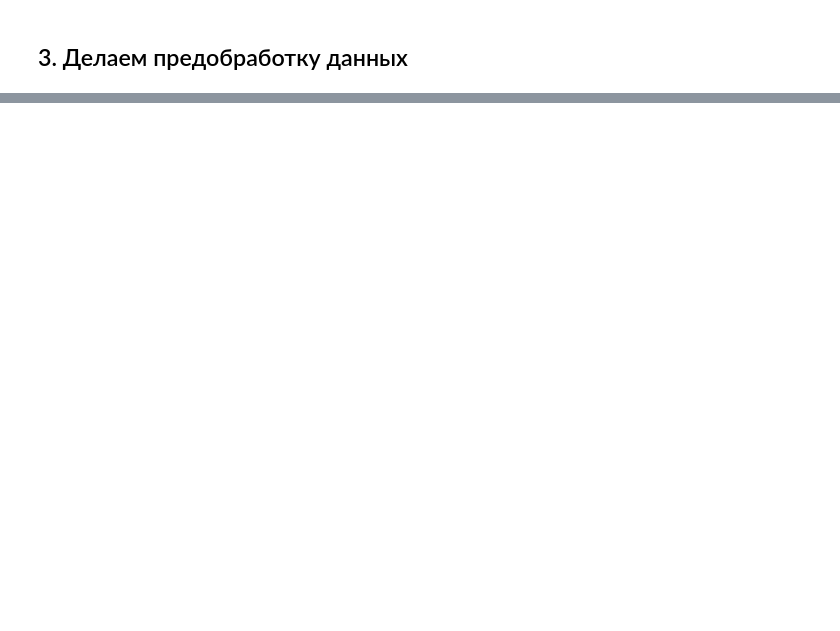
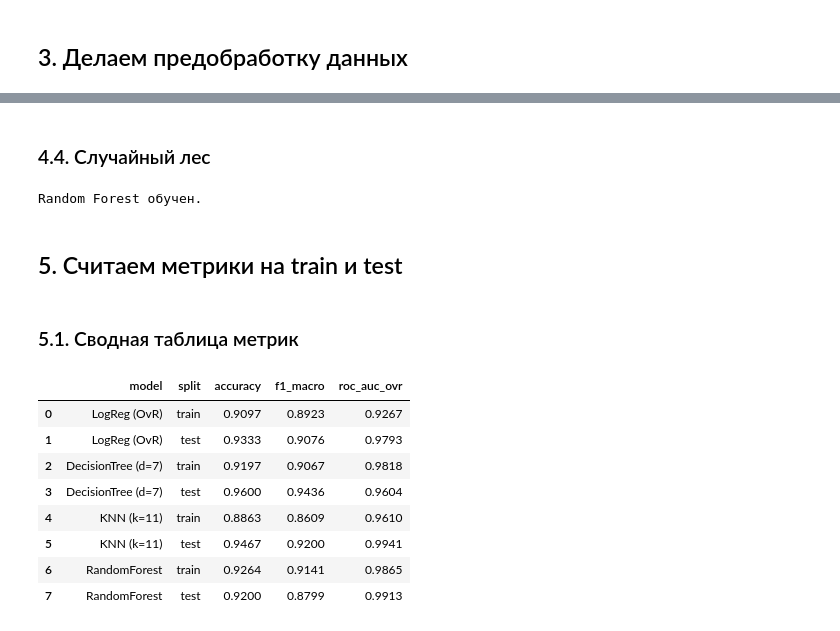
Before and after one commit to nebel310/AI-LABS, a Jupyter notebook: notebooks/lr03/03_lab_ml_intro.ipynb, the cells around one changed output, grey strips where cells are left out. Drawn from its saved outputs; the diff is of its cells as text; code cells hidden in the pictures; blank space fills up the shorter version.

```diff
--- a/notebooks/lr03/03_lab_ml_intro.ipynb
+++ b/notebooks/lr03/03_lab_ml_intro.ipynb
@@ -63,0 +301,57 @@ data = pd.read_csv(path_to_dataset, sep='\t')  # если нужно, можно
+# %% [markdown]
+### 4.4. Случайный лес
+# %%
+from sklearn.ensemble import RandomForestClassifier
+
+rf_pipeline = Pipeline([
+    ('preprocessor', preprocessor),
+    ('classifier', RandomForestClassifier(
+        n_estimators=300,
+        max_depth=None,
+        random_state=RANDOM_STATE,
+        n_jobs=-1,
+    )),
+])
+rf_pipeline.fit(X_train, y_train)
+print('Random Forest обучен.')
+# %% [output]
+Random Forest обучен.
+# %% [markdown]
+## 5. Считаем метрики на train и test
+# %% [markdown]
+### 5.1. Сводная таблица метрик
+# %%
+from sklearn.metrics import accuracy_score, f1_score, roc_auc_score
+
+models = {
+    'LogReg (OvR)': lr_pipeline,
+    f'DecisionTree (d={best_depth})': dt_pipeline,
+    f'KNN (k={best_k})': knn_pipeline,
+    'RandomForest': rf_pipeline,
+}
+
+rows = []
+for name, model in models.items():
+    for split, Xs, ys in [('train', X_train, y_train), ('test', X_test, y_test)]:
+        y_pred = model.predict(Xs)
+        y_proba = model.predict_proba(Xs)
+        rows.append({
+            'model': name,
+            'split': split,
+            'accuracy': accuracy_score(ys, y_pred),
+            'f1_macro': f1_score(ys, y_pred, average='macro'),
+            'roc_auc_ovr': roc_auc_score(ys, y_proba, multi_class='ovr', average='macro'),
+        })
+
+metrics_df = pd.DataFrame(rows).round(4)
+metrics_df
+# %% [output]
+|  | model | split | accuracy | f1_macro | roc_auc_ovr |
+| 0 | LogReg (OvR) | train | 0.9097 | 0.8923 | 0.9267 |
+| 1 | LogReg (OvR) | test | 0.9333 | 0.9076 | 0.9793 |
+| 2 | DecisionTree (d=7) | train | 0.9197 | 0.9067 | 0.9818 |
+| 3 | DecisionTree (d=7) | test | 0.9600 | 0.9436 | 0.9604 |
+| 4 | KNN (k=11) | train | 0.8863 | 0.8609 | 0.9610 |
+| 5 | KNN (k=11) | test | 0.9467 | 0.9200 | 0.9941 |
+| 6 | RandomForest | train | 0.9264 | 0.9141 | 0.9865 |
+| 7 | RandomForest | test | 0.9200 | 0.8799 | 0.9913 |
```
Also changed, not shown: parts of 17 cells of this notebook.
